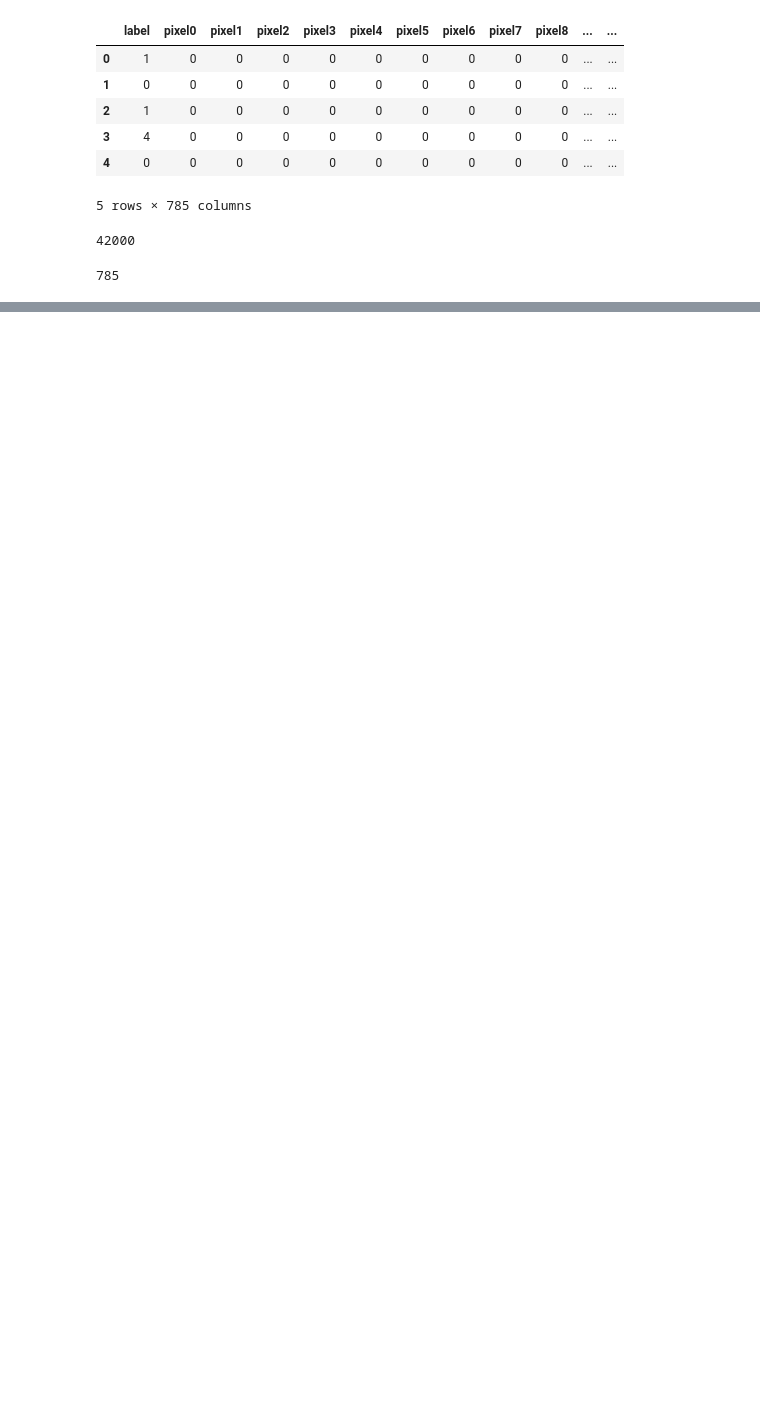
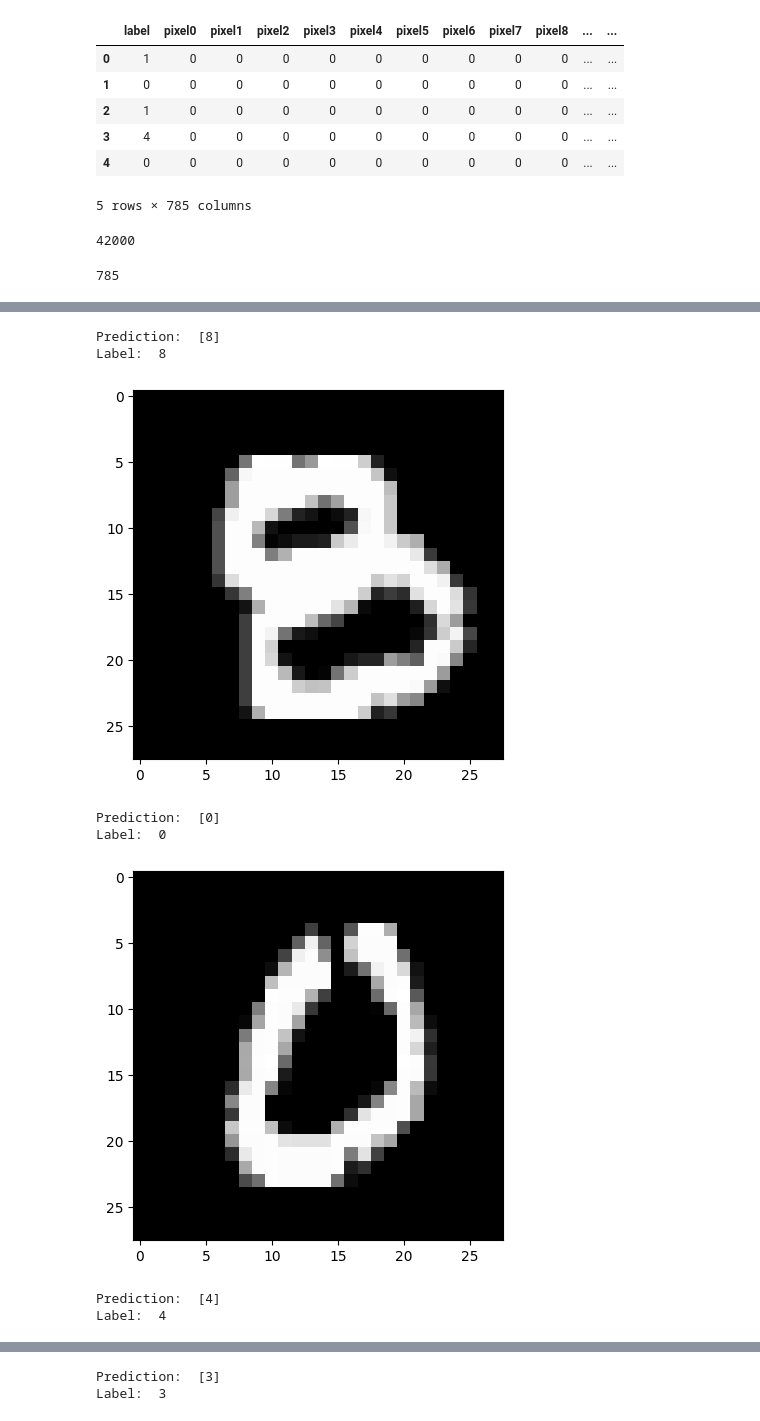
Before and after one commit to HridayPatney/Neural-Network-From-Scratch, a Jupyter notebook: NNFromScratch.ipynb, the cells around one changed output, grey strips where cells are left out. Cells and saved outputs as stored; diff of their text form; code cells hidden in the pictures; blank space fills up the shorter version.

```diff
--- a/NNFromScratch.ipynb
+++ b/NNFromScratch.ipynb
@@ -67,9 +67,10 @@ def ForwardPass(W1,b1,W2,b2,X):
   return Z1,A1,Z2,A2
 # %%
 def encode(Y):
-  encodedY=np.zeros((Y.size,10))
-  encodedY[np.arange(Y.size),Y]=1
-  return encodedY.T
+    one_hot_Y = np.zeros((Y.size, int(Y.max() + 1)))
+    one_hot_Y[np.arange(Y.size), Y.astype(int)] = 1
+    one_hot_Y = one_hot_Y.T
+    return one_hot_Y
 # %%
 def derivativeAct(Z):    # derivative of relu function
   return Z > 0
@@ -132,0 +136,26 @@ def make_pred(X, W1, b1, W2, b2):
+# %%
+def test_prediction(index, W1, b1, W2, b2):
+    current_image = X_train[:, index, None]
+    prediction = make_pred(X_train[:, index, None], W1, b1, W2, b2)
+    label = Y_train[index]
+    print("Prediction: ", prediction)
+    print("Label: ", label)
+
+    current_image = current_image.reshape((28, 28)) * 255
+    plt.gray()
+    plt.imshow(current_image, interpolation='nearest')
+    plt.show()
+# %%
+test_prediction(0, W1, b1, W2, b2)
+test_prediction(1, W1, b1, W2, b2)
+test_prediction(2, W1, b1, W2, b2)
+test_prediction(3, W1, b1, W2, b2)
+# %% [output]
+Prediction:  [8]
+Label:  8
+[figure, added]
+Prediction:  [0]
+Label:  0
+[figure, added]
+Prediction:  [4]
+Label:  4
@@ -132,0 +163,2 @@ def make_pred(X, W1, b1, W2, b2):
+Prediction:  [3]
+Label:  3
```
Also changed, not shown: parts of 4 cells of this notebook.
